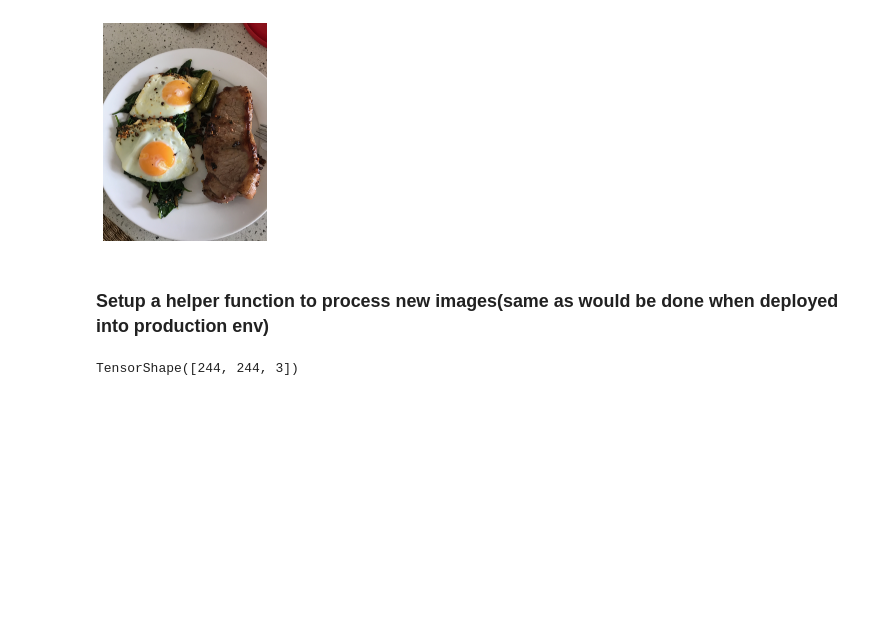
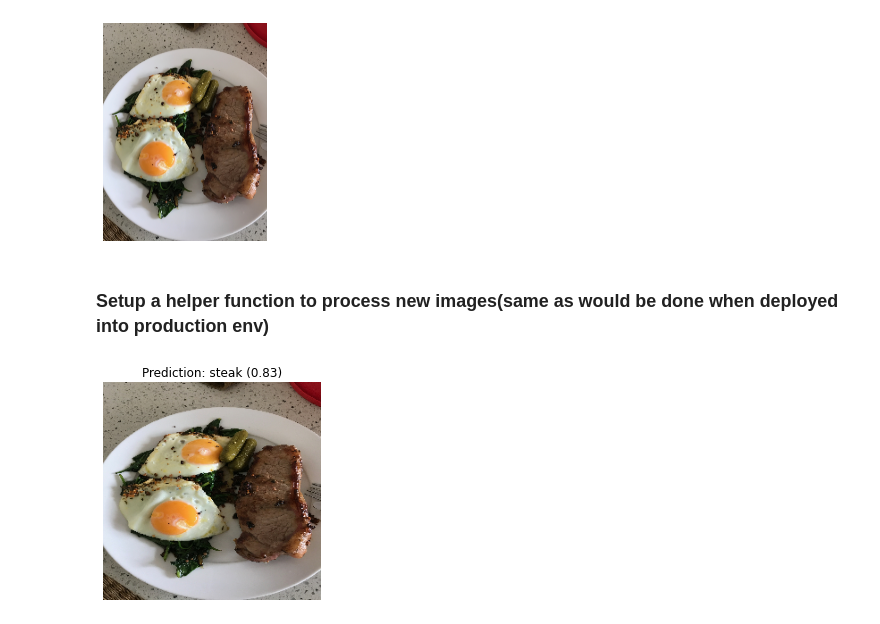
Before and after one commit to prakashabhishek/deep_learning_with_tensorflow, a Jupyter notebook: 04_convolution_neural_network.ipynb, the cells around one changed output. Cells and saved outputs as stored; diff of their text form; code cells hidden in the pictures; blank space fills up the shorter version.

```diff
--- a/04_convolution_neural_network.ipynb
+++ b/04_convolution_neural_network.ipynb
@@ -513,8 +508,36 @@ plt.show()
 # %% [markdown]
 ### Setup a helper function to process new images(same as would be done when deployed into production env)
 # %%
-def load_and_prep_image(filename, img_shape = 244):
+def prep_image_and_make_prediction(model, test_image_path, train_data_dir, train_data = train_data, img_shape = 244):
     """
     Read an image from filename and turns into a tensor
     then reshapes it to (img_shape, img_shape, color_channel)
     """
+
+    data_dir = pathlib.Path(train_data_dir)
+    class_names = {v:k for k,v in train_data.class_indices.items()}
+
+    # Read in the image
+    img = tf.io.read_file(test_image_path)
+
+    # Decode the read file into tensor
+    img = tf.image.decode_image(img)
+
+    # Resize the image
+    img = tf.image.resize(img, size = [img_shape, img_shape])
+
+    # rescale the image
+    img = img/255
+
+    if img.ndim != 4:
+        img = tf.expand_dims(img, axis = 0)  # add 1 extra dimension for number of batches
+
+    pred = model.predict(img)
+    pred_class = class_names[int(tf.round(pred))]
+
+    plt.imshow(tf.squeeze(img))
+    plt.title(f'Prediction: {pred_class} ({np.round(model_6.predict(img).item(), 2)})')
+    plt.axis(False)
+    plt.show()
+
+    return
@@ -530,5 +544,4 @@ img = tf.image.resize(img, size = [img_shape, img_shape, 3])
-# %%
-]img = tf.image.resize(img, size = [244, 244])
-img.shape
-# %% [output]
-TensorShape([244, 244, 3])
+# %%
+prep_image_and_make_prediction(model_6, 'images/03-steak.jpeg', 'pizza_steak/train/')
+# %% [output]
+[figure, added]
```
Also changed, not shown: parts of 11 cells of this notebook, 2 other files.
